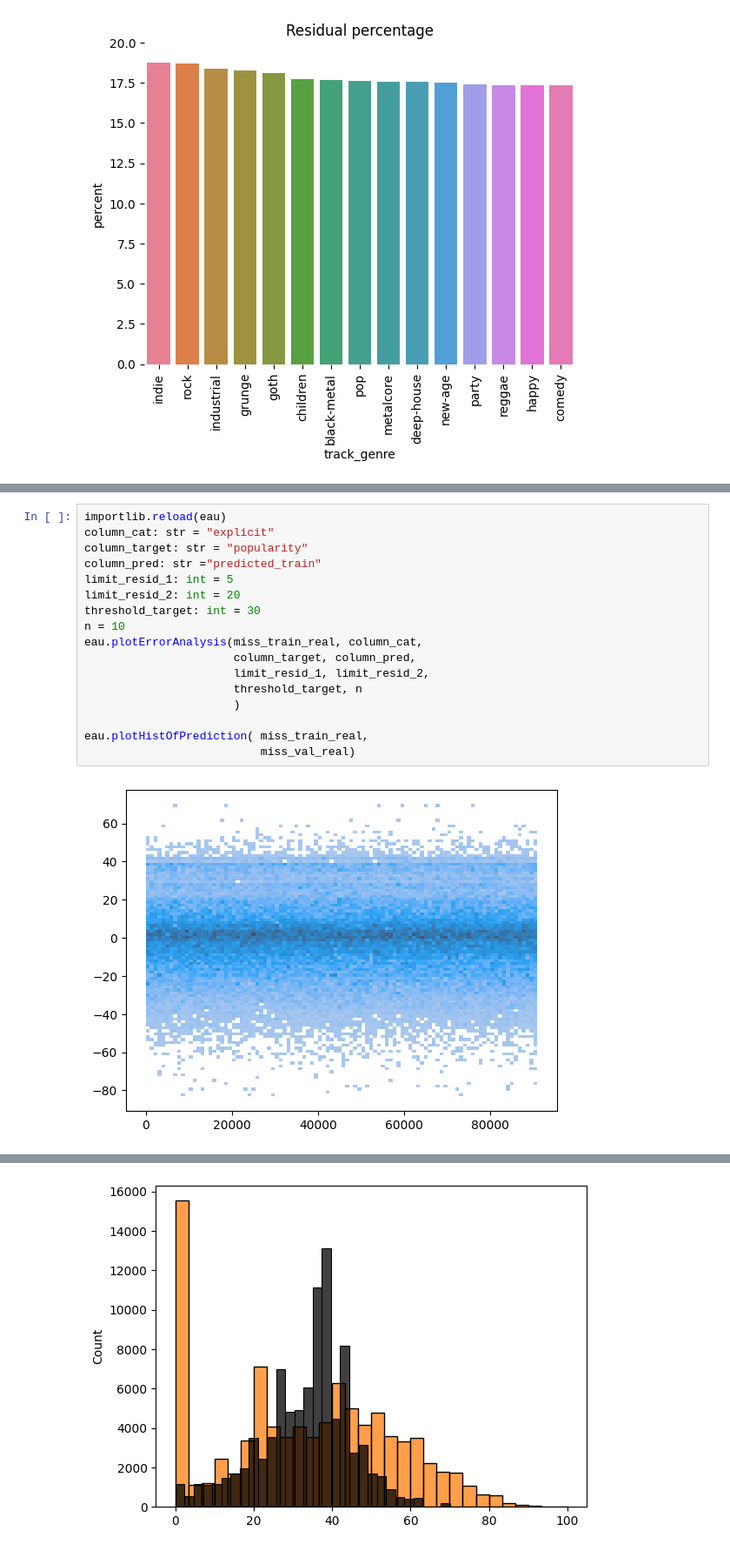
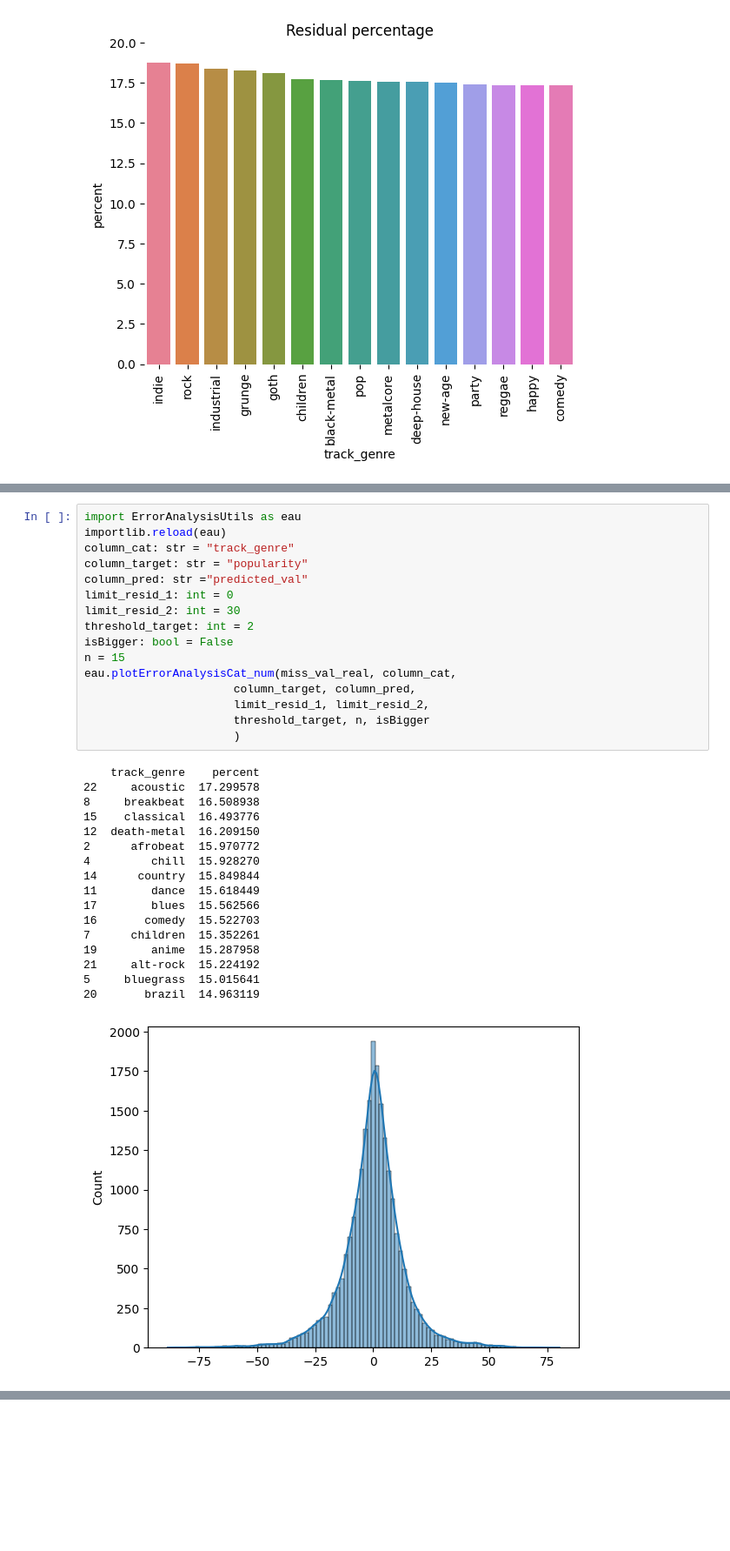
Before and after one commit to VosLannuck/Spotify_Analysis, a Jupyter notebook: findings.ipynb, the cells around one changed output, grey strips where cells are left out. Shown at 87% size. Drawn from its saved outputs; the diff is of its cells as text; blank space fills up the shorter version.

Commit message:
Add residual analysis and others for popularity

```diff
--- a/findings.ipynb
+++ b/findings.ipynb
@@ -303,19 +322,34 @@ AttributeError: module 'ErrorAnalysisUtils' has no attribute 'plotErrorAnalysis'
 # %%
+import ErrorAnalysisUtils as eau
 importlib.reload(eau)
-column_cat: str = "explicit"
+column_cat: str = "track_genre"
 column_target: str = "popularity"
-column_pred: str ="predicted_train"
-limit_resid_1: int = 5
-limit_resid_2: int = 20
-threshold_target: int = 30
-n = 10
-eau.plotErrorAnalysis(miss_train_real, column_cat,
+column_pred: str ="predicted_val"
+limit_resid_1: int = 0
+limit_resid_2: int = 30
+threshold_target: int = 2
+isBigger: bool = False
+n = 15
+eau.plotErrorAnalysisCat_num(miss_val_real, column_cat,
                       column_target, column_pred,
                       limit_resid_1, limit_resid_2,
-                      threshold_target, n
+                      threshold_target, n, isBigger
                       )
-
-eau.plotHistOfPrediction( miss_train_real,
-                          miss_val_real)
 # %% [output]
+    track_genre    percent
+22     acoustic  17.299578
+8     breakbeat  16.508938
+15    classical  16.493776
+12  death-metal  16.209150
+2      afrobeat  15.970772
+4         chill  15.928270
+14      country  15.849844
+11        dance  15.618449
+17        blues  15.562566
+16       comedy  15.522703
+7      children  15.352261
+19        anime  15.287958
+21     alt-rock  15.224192
+5     bluegrass  15.015641
+20       brazil  14.963119
-[figure, old version]
+[figure, new version]
@@ -323 +356,0 @@ eau.plotHistOfPrediction( miss_train_real,
-[figure, removed]
```
Also changed, not shown: parts of 17 cells of this notebook, 1 other file.
